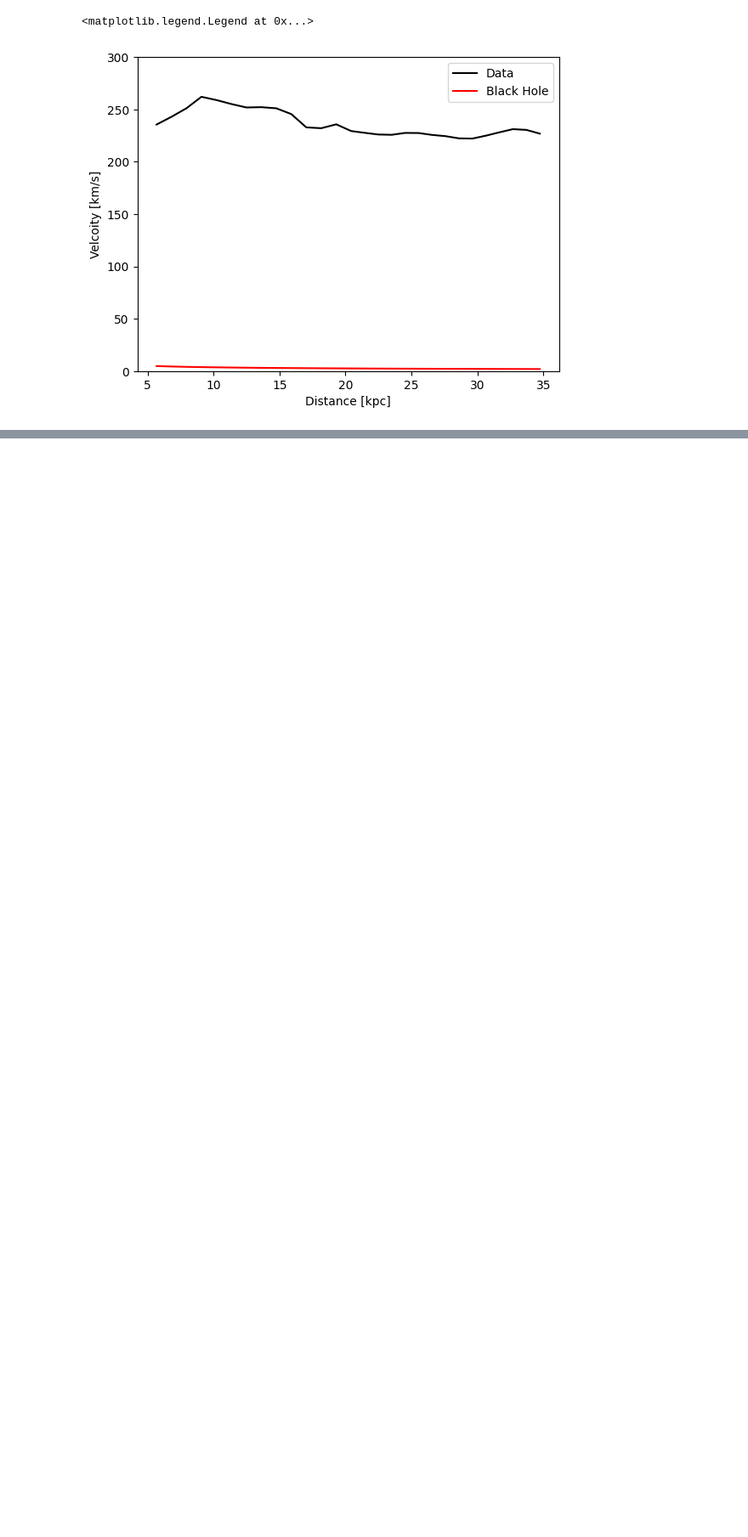
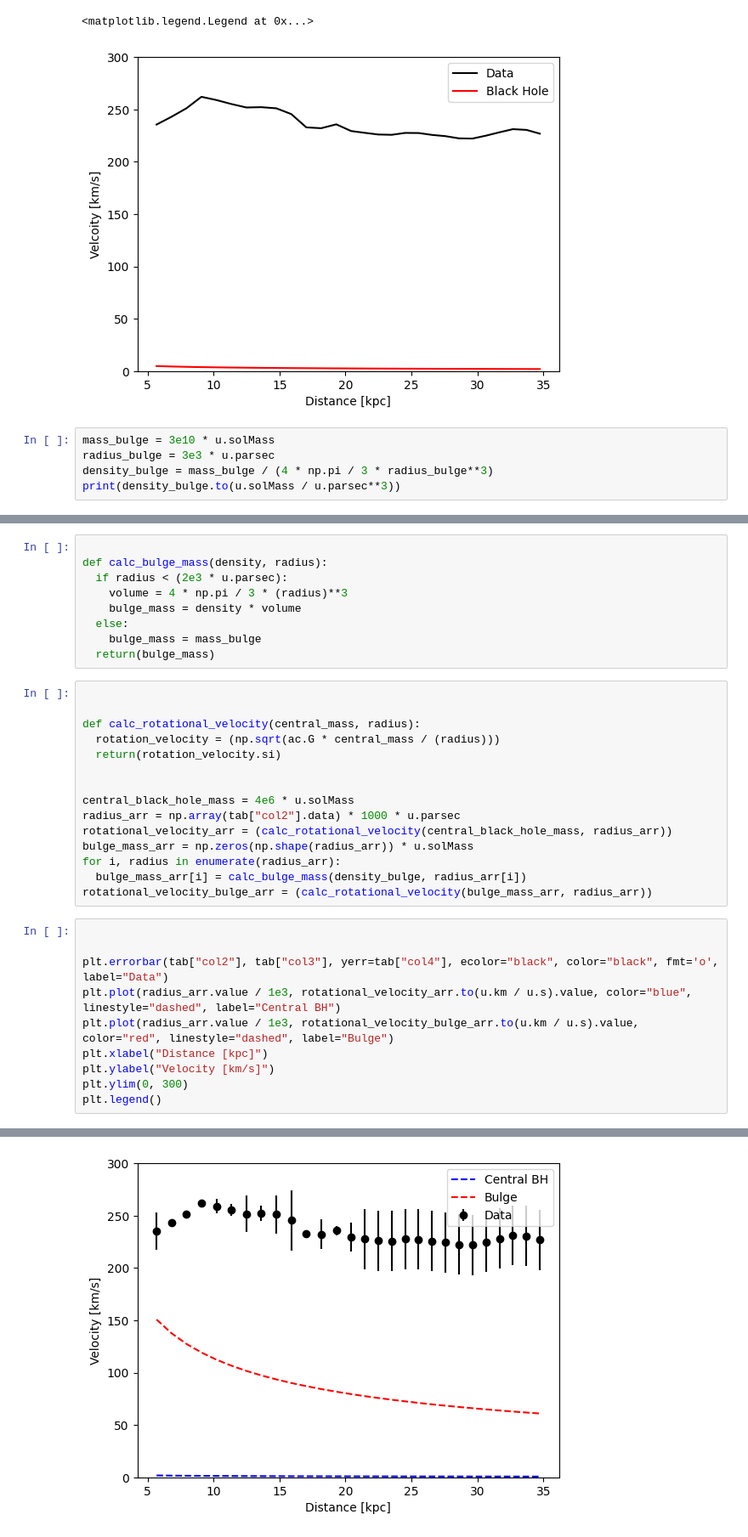
Before and after one commit to MasonG702/1221-Dark-Matter, a Jupyter notebook: astro1221_01_09_23_rotation_curve.ipynb, the cells around one changed output, grey strips where cells are left out. Shown: that part at 85% size. Saved outputs shown, nothing was run; the diff lists cells and outputs as text; blank space fills up the shorter version.

```diff
--- a/astro1221_01_09_23_rotation_curve.ipynb
+++ b/astro1221_01_09_23_rotation_curve.ipynb
@@ -81,3 +81,8 @@ plt.legend()
 # %% [output]
 <matplotlib.legend.Legend at 0x...>
 [figure]
+# %%
+mass_bulge = 3e10 * u.solMass
+radius_bulge = 3e3 * u.parsec
+density_bulge = mass_bulge / (4 * np.pi / 3 * radius_bulge**3)
+print(density_bulge.to(u.solMass / u.parsec**3))
@@ -83,0 +91,35 @@ plt.legend()
+# %%
+
+def calc_bulge_mass(density, radius):
+  if radius < (2e3 * u.parsec):
+    volume = 4 * np.pi / 3 * (radius)**3
+    bulge_mass = density * volume
+  else:
+    bulge_mass = mass_bulge
+  return(bulge_mass)
+# %%
+
+
+def calc_rotational_velocity(central_mass, radius):
+  rotation_velocity = (np.sqrt(ac.G * central_mass / (radius)))
+  return(rotation_velocity.si)
+
+
+central_black_hole_mass = 4e6 * u.solMass
+radius_arr = np.array(tab["col2"].data) * 1000 * u.parsec
+rotational_velocity_arr = (calc_rotational_velocity(central_black_hole_mass, radius_arr))
+bulge_mass_arr = np.zeros(np.shape(radius_arr)) * u.solMass
+for i, radius in enumerate(radius_arr):
+  bulge_mass_arr[i] = calc_bulge_mass(density_bulge, radius_arr[i])
+rotational_velocity_bulge_arr = (calc_rotational_velocity(bulge_mass_arr, radius_arr))
+# %%
+
+
+plt.errorbar(tab["col2"], tab["col3"], yerr=tab["col4"], ecolor="black", color="black", fmt='o', label="Data")
+plt.plot(radius_arr.value / 1e3, rotational_velocity_arr.to(u.km / u.s).value, color="blue", linestyle="dashed", label="Central BH")
+plt.plot(radius_arr.value / 1e3, rotational_velocity_bulge_arr.to(u.km / u.s).value, color="red", linestyle="dashed", label="Bulge")
+plt.xlabel("Distance [kpc]")
+plt.ylabel("Velocity [km/s]")
+plt.ylim(0, 300)
+plt.legend()
+# %% [output]
@@ -83,0 +127 @@ plt.legend()
+[figure, added]
```
Also changed, not shown: parts of 6 cells of this notebook.
